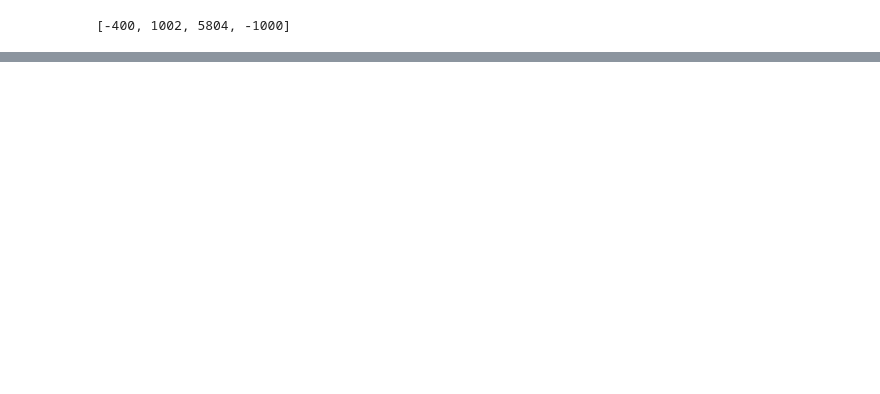
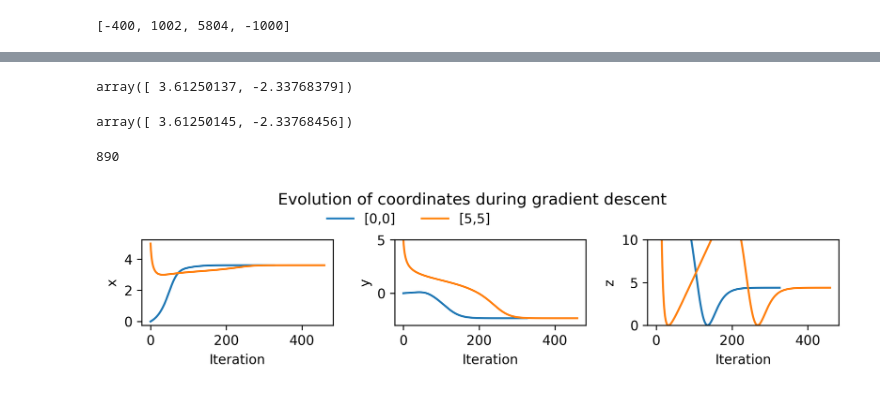
Before and after one commit to PedroSiqueira1/OptimizationMethods, a Jupyter notebook: lista3.ipynb, the cells around one changed output, grey strips where cells are left out. Drawn from its saved outputs; the diff is of its cells as text; code cells hidden in the pictures; blank space fills up the shorter version.

```diff
--- a/lista3.ipynb
+++ b/lista3.ipynb
@@ -45,0 +85,50 @@ grad_rosenbrock([1,2,3,4], 4)
+# %%
+data_points_1, iterations_1 = optimization_himmelblau(0.001,[0,0], 0.000001, 100000)
+data_points_2, iterations_2 = optimization_himmelblau(0.001,[5,5], 0.000001, 100000)
+
+result1 = [ himmelblau(x) for x in data_points_1]
+result2 = [ himmelblau(x) for x in data_points_2]
+# %%
+data_points_1[-1]
+# %% [output]
+array([ 3.61250137, -2.33768379])
+# %%
+data_points_2[-1]
+# %% [output]
+array([ 3.61250145, -2.33768456])
+# %%
+result2[0]
+# %% [output]
+890
+# %%
+fig2, ax2 = plt.subplots(1,3, figsize = (8,2), dpi = 300)
+
+data_points_1 = np.array(data_points_1)
+data_points_2 = np.array(data_points_2)
+
+ax2[0].plot(data_points_1[:,0])
+ax2[0].plot(data_points_2[:,0])
+ax2[0].set_xlabel('Iteration')
+ax2[0].set_ylabel('x')
+
+ax2[1].plot(data_points_1[:,1])
+ax2[1].plot(data_points_2[:,1])
+ax2[1].set_xlabel('Iteration')
+ax2[1].set_ylabel('y')
+ax2[1].set_ylim(-3, 5)
+
+
+ax2[2].plot(result1[:], label = '[0,0]')
+ax2[2].plot(result2[:], label = '[5,5]')
+ax2[2].set_xlabel('Iteration')
+ax2[2].set_ylabel('z')
+ax2[2].set_ylim(0, 10)
+
+handles, labels = ax2[2].get_legend_handles_labels()
+fig2.legend(handles, labels, loc=(0.3, 0.75), fancybox = False,
+            frameon = False, ncol = 2)
+fig2.suptitle('Evolution of coordinates during gradient descent', y = 0.99)
+
+fig2.tight_layout()
+# %% [output]
+[figure, added]
```
Also changed, not shown: parts of 9 cells of this notebook.
